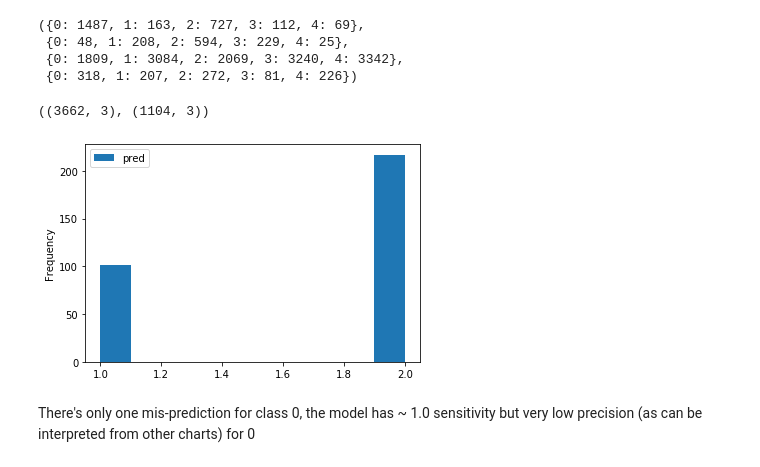
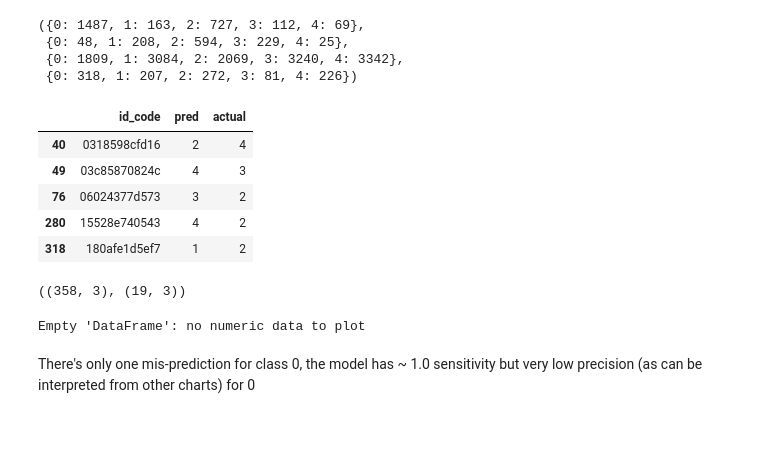
Before and after one commit to pyaf/Image-classification-pytorch, a Jupyter notebook: notebooks/model performance.ipynb, the cells around one changed output. Cells and saved outputs as stored; diff of their text form; code cells hidden in the pictures; blank space fills up the shorter version.

```diff
--- a/notebooks/model performance.ipynb
+++ b/notebooks/model performance.ipynb
@@ -126,11 +165,23 @@ diff = df[df['actual'] != df['pred']]
+# %%
+diff.head()
+# %% [output]
+|  | id_code | pred | actual |
+| 40 | 0318598cfd16 | 2 | 4 |
+| 49 | 03c85870824c | 4 | 3 |
+| 76 | 06024377d573 | 3 | 2 |
+| 280 | 15528e740543 | 4 | 2 |
+| 318 | 180afe1d5ef7 | 1 | 2 |
 # %%
-df.shape, diff.shape
+val_df.shape, diff.shape
 # %% [output]
-((3662, 3), (1104, 3))
+((358, 3), (19, 3))
 # %%
-diff[diff['actual']==0][['pred']].plot(kind='hist');
+try:
+    diff[diff['actual']==0][['pred']].plot(kind='hist');
+except Exception as e:
+    print(e)
 # %% [output]
-[figure, removed]
+Empty 'DataFrame': no numeric data to plot
 # %% [markdown]
 There's only one mis-prediction for class 0, the model has ~ 1.0 sensitivity but very low precision (as can be interpreted from other charts) for 0
 # %%
```
Also changed, not shown: parts of 16 cells of this notebook.
